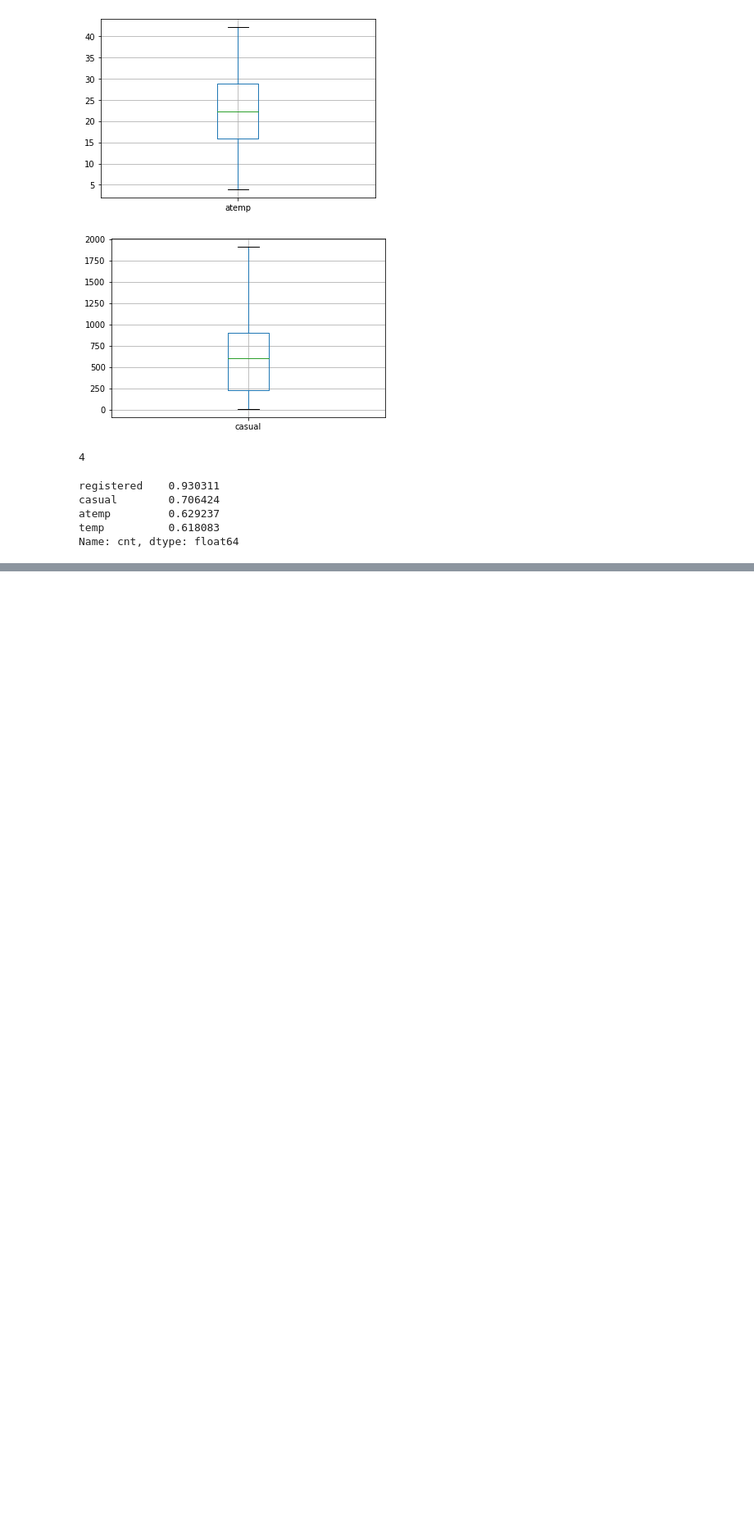
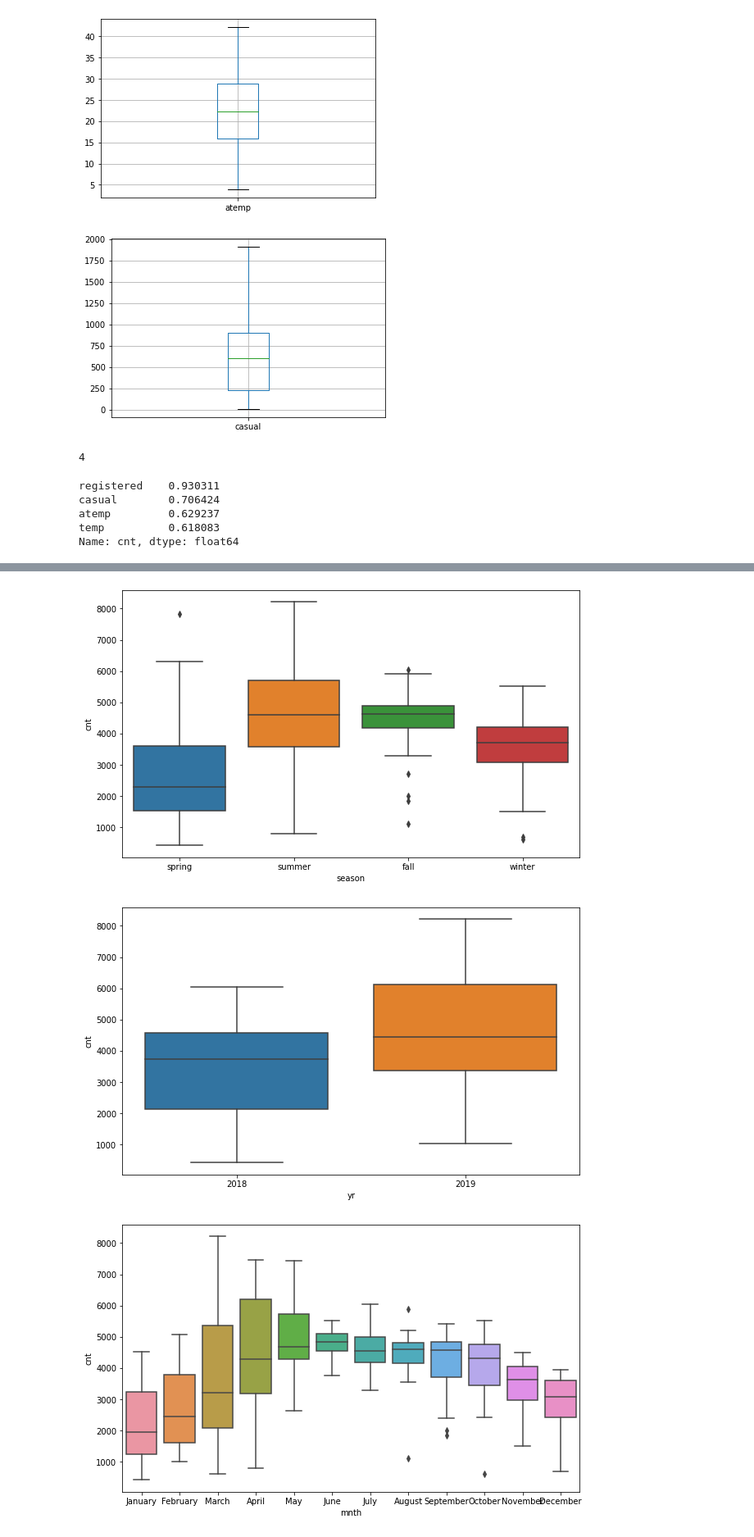
Before and after one commit to rajlm10/Touchstone-Foundation, a Jupyter notebook: EDA_Kaggle_Bikes.ipynb, the cells around one changed output, grey strips where cells are left out. Shown at 82% size. Cells and saved outputs as stored; diff of their text form; code cells hidden in the pictures; blank space fills up the shorter version.

```diff
--- a/EDA_Kaggle_Bikes.ipynb
+++ b/EDA_Kaggle_Bikes.ipynb
@@ -217,0 +212,27 @@ sns.heatmap(corr[(corr >= 0.5) | (corr <= -0.4)],
+# %%
+season_dic={1:'spring', 2:'summer', 3:'fall', 4:'winter'}
+yr_dic={0:2018,1:2019}
+mnth_dic={1:'January',2:'February',3:'March',4:'April',5:'May',6:'June',7:'July',8:'August',9:'September',10:'October',11:'November',12:'December'}
+holiday_dic={0:'Not a holiday',1:'Holiday'}
+weekday_dic={0:'Monday',1:'Tuesday',2:'Wednesday',3:'Thursday',4:'Friday',5:'Saturday',6:'Sunday'}
+workingday_dic={0:'Working Day',1:'Not Working Day'}
+weathersit_dic={1:'Clear',2:'Misty',3:'Light rain & snow',4:'Heavy rain and storm'}
+# %%
+import warnings
+warnings.filterwarnings('ignore')
+#df['Event'] = np.where((df.Event == 'Painting'),'Art',df.Event)
+for i in list(season_dic.keys()):
+  df_categorical.loc[(df_categorical.season==i),'season']=season_dic[i]
+for i in list(yr_dic.keys()):
+  df_categorical.loc[(df_categorical.yr==i),'yr']=yr_dic[i]
+for i in list(mnth_dic.keys()):
+  df_categorical.loc[(df_categorical.mnth==i),'mnth']=mnth_dic[i]
+for i in list(holiday_dic.keys()):
+  df_categorical.loc[(df_categorical.holiday==i),'holiday']=holiday_dic[i]
+for i in list(weekday_dic.keys()):
+  df_categorical.loc[(df_categorical.weekday==i),'weekday']=weekday_dic[i]
+for i in list(workingday_dic.keys()):
+  df_categorical.loc[(df_categorical.workingday==i),'workingday']=workingday_dic[i]
+for i in list(weathersit_dic.keys()):
+  df_categorical.loc[(df_categorical.weathersit==i),'weathersit']=weathersit_dic[i]
+df_categorical.head()
@@ -217,0 +246,12 @@ sns.heatmap(corr[(corr >= 0.5) | (corr <= -0.4)],
+# %%
+#sns.boxplot(x='season', y='cnt', data=df_categorical)
+columns=list(df_categorical.columns)
+columns.remove('cnt')
+for i in columns :
+  plt.figure(figsize = (10, 6))
+  sns.boxplot(x=i,y='cnt',data=df_categorical)
+  plt.show()
+# %% [output]
+[figure, added]
+[figure, added]
+[figure, added]
```
Also changed, not shown: parts of 12 cells of this notebook.
